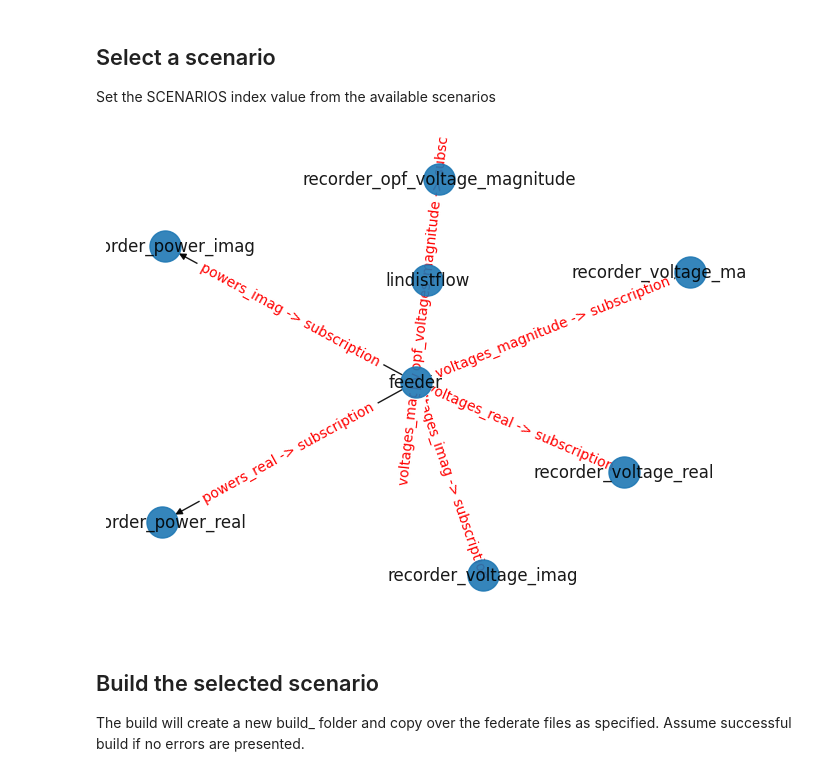
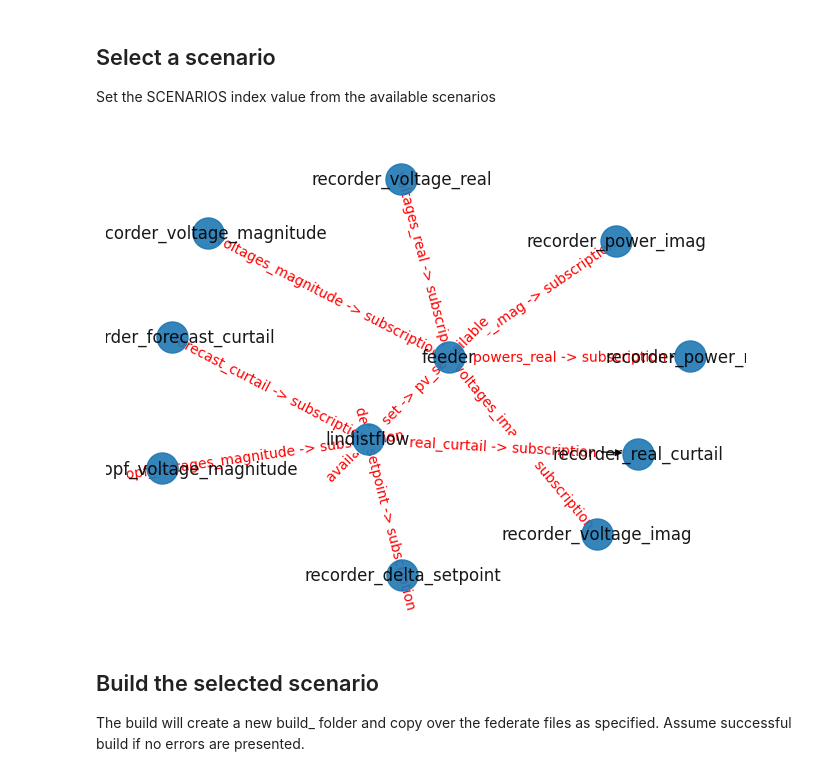
Before and after one commit to pnnl/oedisi_dopf, a Jupyter notebook: workflow.ipynb, the cells around one changed output. Cells and saved outputs as stored; diff of their text form; code cells hidden in the pictures.

```diff
--- a/workflow.ipynb
+++ b/workflow.ipynb
@@ -33,16 +33,16 @@ for idx, scenario in enumerate(SCENARIOS):
 ## Select a scenario
 Set the SCENARIOS index value from the available scenarios
 # %%
-index = 0
+index = 6
 SCENARIO = SCENARIOS[index]
 
 path = f"{SCENARIO_DIR}{SCENARIO}"
 with open(f"{path}/system.json") as f:
     wiring_diagram = wiring_diagram_utils.WiringDiagram.parse_obj(json.load(f))
 
 wiring_diagram_utils.plot_graph_matplotlib(wiring_diagram)
 # %% [output]
-[figure, old version]
+[figure, new version]
 # %% [markdown]
 ## Build the selected scenario
 The build will create a new build_<scenario> folder and copy over the federate files as specified. Assume successful build if no errors are presented.
```
Also changed, not shown: parts of 8 cells of this notebook, 14 other files.
